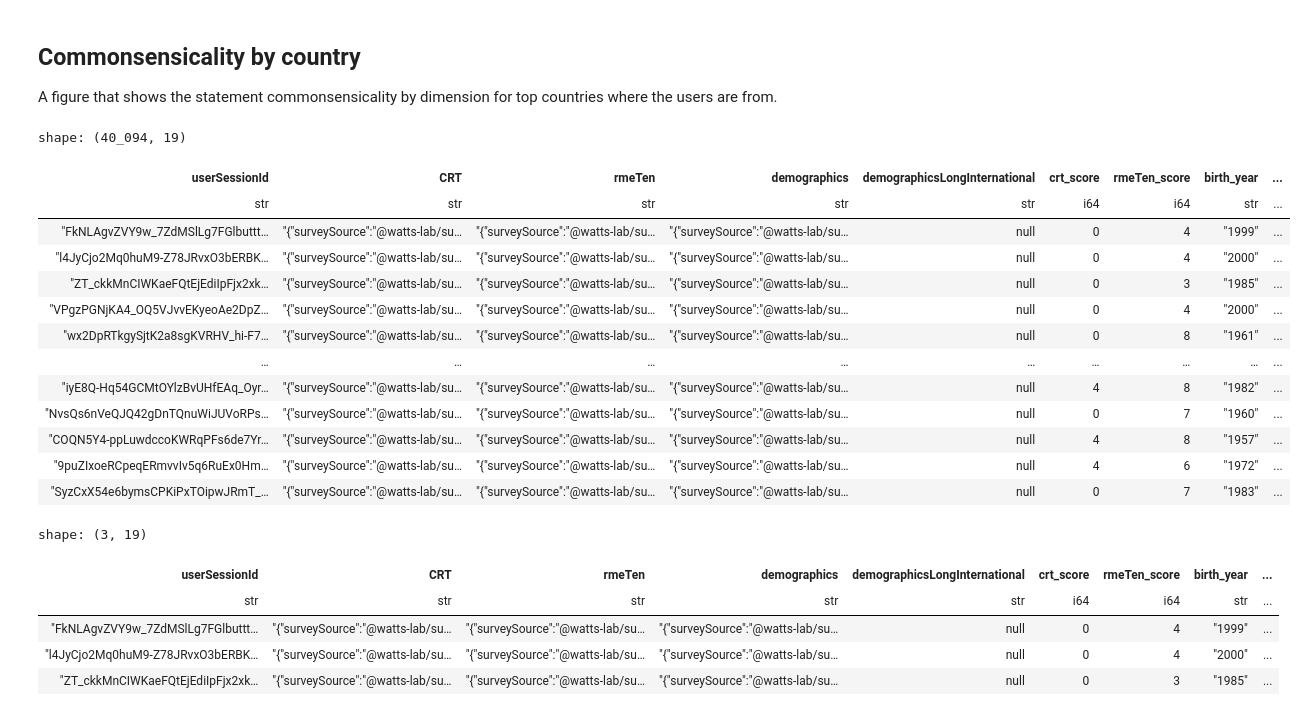
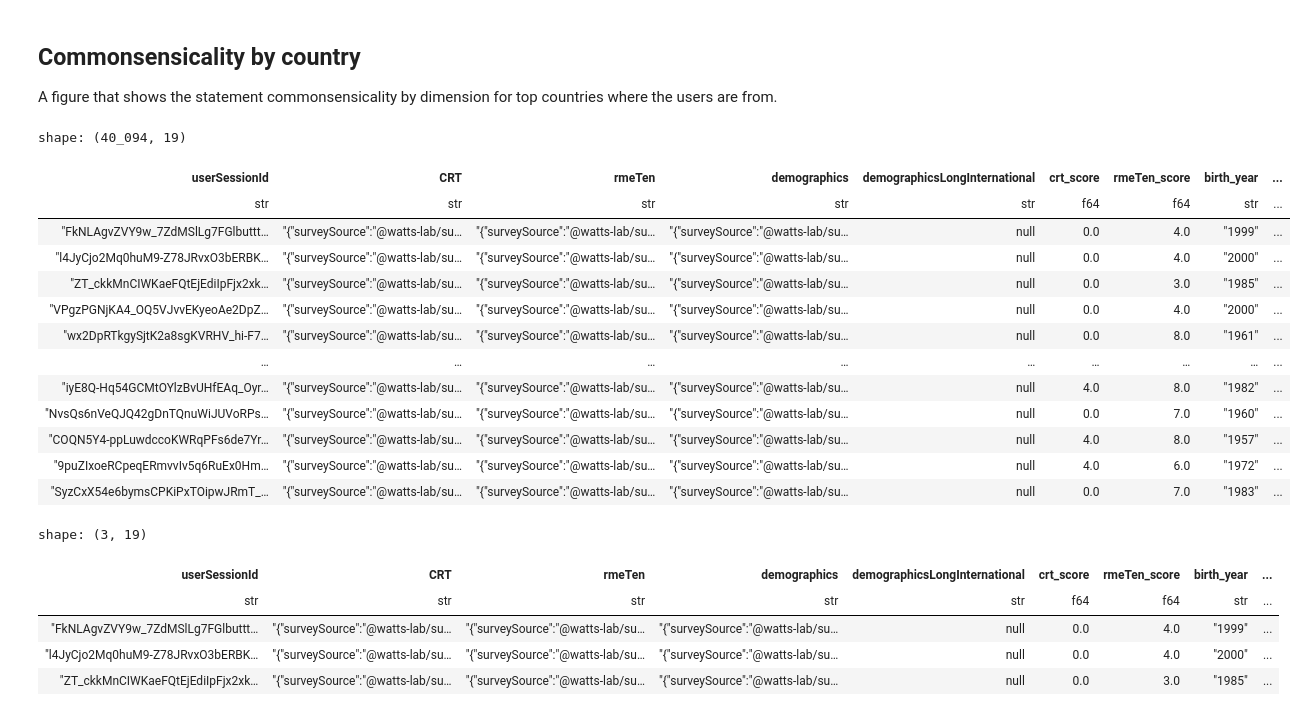
Before and after one commit to Watts-Lab/commonsense-data, a Jupyter notebook: .scripts/dashboard.ipynb, the cells around one changed output. Cells and saved outputs as stored; diff of their text form; code cells hidden in the pictures.

```diff
--- a/.scripts/dashboard.ipynb
+++ b/.scripts/dashboard.ipynb
@@ -594,12 +594,14 @@ df_with_crt = df_filtered.with_columns(
     [
         pl.col("CRT")
         .map_elements(
-            lambda x: ast.literal_eval(x)["result"]["score"] if x is not None else None
+            lambda x: ast.literal_eval(x)["result"]["score"] if x is not None else None,
+            return_dtype=pl.Float64,
         )
         .alias("crt_score"),
         pl.col("rmeTen")
         .map_elements(
-            lambda x: ast.literal_eval(x)["result"]["score"] if x is not None else None
+            lambda x: ast.literal_eval(x)["result"]["score"] if x is not None else None,
+            return_dtype=pl.Float64,
         )
         .alias("rmeTen_score"),
         pl.col("demographics")
@@ -608,7 +610,8 @@ df_with_crt = df_filtered.with_columns(
                 ast.literal_eval(x)["responses"].get("birth_year")
                 if x is not None
                 else None
-            )
+            ),
+            return_dtype=pl.String,
         )
         .alias("birth_year"),
         pl.col("demographics")
@@ -617,7 +620,8 @@ df_with_crt = df_filtered.with_columns(
                 ast.literal_eval(x)["responses"].get("gender")
                 if x is not None
                 else None
-            )
+            ),
+            return_dtype=pl.String,
         )
         .alias("gender"),
         pl.col("demographics")
@@ -626,7 +630,8 @@ df_with_crt = df_filtered.with_columns(
                 ast.literal_eval(x)["responses"].get("marital_status")
                 if x is not None
                 else None
-            )
+            ),
+            return_dtype=pl.String,
         )
         .alias("marital_status"),
         pl.col("demographics")
@@ -635,7 +640,8 @@ df_with_crt = df_filtered.with_columns(
                 ast.literal_eval(x)["responses"].get("language_primary")
                 if x is not None
                 else None
-            )
+            ),
+            return_dtype=pl.String,
         )
         .alias("language_primary"),
         pl.col("demographics")
@@ -644,7 +650,8 @@ df_with_crt = df_filtered.with_columns(
                 ast.literal_eval(x)["responses"].get("english_written")
                 if x is not None
                 else None
-            )
+            ),
+            return_dtype=pl.Int64,
         )
         .alias("english_written"),
         pl.col("demographics")
@@ -653,7 +660,8 @@ df_with_crt = df_filtered.with_columns(
                 ast.literal_eval(x)["responses"].get("english_spoken")
                 if x is not None
                 else None
-            )
+            ),
+            return_dtype=pl.Int64,
         )
         .alias("english_spoken"),
         pl.col("demographics")
@@ -662,7 +670,8 @@ df_with_crt = df_filtered.with_columns(
                 ast.literal_eval(x)["responses"].get("employment_status")
                 if x is not None
                 else None
-            )
+            ),
+            return_dtype=pl.String,
         )
         .alias("employment_status"),
         pl.col("demographics")
@@ -671,7 +680,8 @@ df_with_crt = df_filtered.with_columns(
                 ast.literal_eval(x)["responses"].get("country_reside")
                 if x is not None
                 else None
-            )
+            ),
+            return_dtype=pl.String,
         )
         .alias("country_reside"),
         pl.col("demographics")
@@ -680,55 +690,59 @@ df_with_crt = df_filtered.with_columns(
                 ast.literal_eval(x)["responses"].get("education_US")
                 if x is not None
                 else None
-            )
+            ),
+            return_dtype=pl.String,
         )
         .alias("education_US"),
         pl.col("demographics")
         .map_elements(
             lambda x: (
                 ast.literal_eval(x)["responses"].get("latin_US")
                 if x is not None
                 else None
-            )
+            ),
+            return_dtype=pl.String,
         )
         .alias("latin_US"),
         pl.col("demographics")
         .map_elements(
             lambda x: (
                 ast.literal_eval(x)["responses"].get("race_US")
                 if x is not None
                 else None
-            )
+            ),
+            return_dtype=pl.List(pl.String),
         )
         .alias("race_US"),
         pl.col("demographics")
         .map_elements(
             lambda x: (
                 ast.literal_eval(x)["responses"].get("income_US")
                 if x is not None
                 else None
-            )
+            ),
+            return_dtype=pl.String,
         )
         .alias("income_US"),
     ]
 )
 
 df_with_crt
 # %% [output]
 shape: (40_094, 19)
 | userSessionId | CRT | rmeTen | demographics | demographicsLongInternational | crt_score | rmeTen_score | birth_year | ... |
-| str | str | str | str | str | i64 | i64 | str | ... |
-| "FkNLAgvZVY9w_7ZdMSlLg7FGlbuttt… | "{"surveySource":"@watts-lab/su… | "{"surveySource":"@watts-lab/su… | "{"surveySource":"@watts-lab/su… | null | 0 | 4 | "1999" | ... |
-| "l4JyCjo2Mq0huM9-Z78JRvxO3bERBK… | "{"surveySource":"@watts-lab/su… | "{"surveySource":"@watts-lab/su… | "{"surveySource":"@watts-lab/su… | null | 0 | 4 | "2000" | ... |
-| "ZT_ckkMnCIWKaeFQtEjEdiIpFjx2xk… | "{"surveySource":"@watts-lab/su… | "{"surveySource":"@watts-lab/su… | "{"surveySource":"@watts-lab/su… | null | 0 | 3 | "1985" | ... |
-| "VPgzPGNjKA4_OQ5VJvvEKyeoAe2DpZ… | "{"surveySource":"@watts-lab/su… | "{"surveySource":"@watts-lab/su… | "{"surveySource":"@watts-lab/su… | null | 0 | 4 | "2000" | ... |
-| "wx2DpRTkgySjtK2a8sgKVRHV_hi-F7… | "{"surveySource":"@watts-lab/su… | "{"surveySource":"@watts-lab/su… | "{"surveySource":"@watts-lab/su… | null | 0 | 8 | "1961" | ... |
+| str | str | str | str | str | f64 | f64 | str | ... |
+| "FkNLAgvZVY9w_7ZdMSlLg7FGlbuttt… | "{"surveySource":"@watts-lab/su… | "{"surveySource":"@watts-lab/su… | "{"surveySource":"@watts-lab/su… | null | 0.0 | 4.0 | "1999" | ... |
+| "l4JyCjo2Mq0huM9-Z78JRvxO3bERBK… | "{"surveySource":"@watts-lab/su… | "{"surveySource":"@watts-lab/su… | "{"surveySource":"@watts-lab/su… | null | 0.0 | 4.0 | "2000" | ... |
+| "ZT_ckkMnCIWKaeFQtEjEdiIpFjx2xk… | "{"surveySource":"@watts-lab/su… | "{"surveySource":"@watts-lab/su… | "{"surveySource":"@watts-lab/su… | null | 0.0 | 3.0 | "1985" | ... |
+| "VPgzPGNjKA4_OQ5VJvvEKyeoAe2DpZ… | "{"surveySource":"@watts-lab/su… | "{"surveySource":"@watts-lab/su… | "{"surveySource":"@watts-lab/su… | null | 0.0 | 4.0 | "2000" | ... |
+| "wx2DpRTkgySjtK2a8sgKVRHV_hi-F7… | "{"surveySource":"@watts-lab/su… | "{"surveySource":"@watts-lab/su… | "{"surveySource":"@watts-lab/su… | null | 0.0 | 8.0 | "1961" | ... |
 | … | … | … | … | … | … | … | … | ... |
-| "iyE8Q-Hq54GCMtOYlzBvUHfEAq_Oyr… | "{"surveySource":"@watts-lab/su… | "{"surveySource":"@watts-lab/su… | "{"surveySource":"@watts-lab/su… | null | 4 | 8 | "1982" | ... |
-| "NvsQs6nVeQJQ42gDnTQnuWiJUVoRPs… | "{"surveySource":"@watts-lab/su… | "{"surveySource":"@watts-lab/su… | "{"surveySource":"@watts-lab/su… | null | 0 | 7 | "1960" | ... |
-| "COQN5Y4-ppLuwdccoKWRqPFs6de7Yr… | "{"surveySource":"@watts-lab/su… | "{"surveySource":"@watts-lab/su… | "{"surveySource":"@watts-lab/su… | null | 4 | 8 | "1957" | ... |
-| "9puZIxoeRCpeqERmvvIv5q6RuEx0Hm… | "{"surveySource":"@watts-lab/su… | "{"surveySource":"@watts-lab/su… | "{"surveySource":"@watts-lab/su… | null | 4 | 6 | "1972" | ... |
-| "SyzCxX54e6bymsCPKiPxTOipwJRmT_… | "{"surveySource":"@watts-lab/su… | "{"surveySource":"@watts-lab/su… | "{"surveySource":"@watts-lab/su… | null | 0 | 7 | "1983" | ... |
+| "iyE8Q-Hq54GCMtOYlzBvUHfEAq_Oyr… | "{"surveySource":"@watts-lab/su… | "{"surveySource":"@watts-lab/su… | "{"surveySource":"@watts-lab/su… | null | 4.0 | 8.0 | "1982" | ... |
+| "NvsQs6nVeQJQ42gDnTQnuWiJUVoRPs… | "{"surveySource":"@watts-lab/su… | "{"surveySource":"@watts-lab/su… | "{"surveySource":"@watts-lab/su… | null | 0.0 | 7.0 | "1960" | ... |
+| "COQN5Y4-ppLuwdccoKWRqPFs6de7Yr… | "{"surveySource":"@watts-lab/su… | "{"surveySource":"@watts-lab/su… | "{"surveySource":"@watts-lab/su… | null | 4.0 | 8.0 | "1957" | ... |
+| "9puZIxoeRCpeqERmvvIv5q6RuEx0Hm… | "{"surveySource":"@watts-lab/su… | "{"surveySource":"@watts-lab/su… | "{"surveySource":"@watts-lab/su… | null | 4.0 | 6.0 | "1972" | ... |
+| "SyzCxX54e6bymsCPKiPxTOipwJRmT_… | "{"surveySource":"@watts-lab/su… | "{"surveySource":"@watts-lab/su… | "{"surveySource":"@watts-lab/su… | null | 0.0 | 7.0 | "1983" | ... |
 # %%
 # replace item1 with Not mentioned
 df_with_crt = df_with_crt.with_columns(
@@ -739,9 +753,9 @@ df_with_crt.head(3)
 # %% [output]
 shape: (3, 19)
 | userSessionId | CRT | rmeTen | demographics | demographicsLongInternational | crt_score | rmeTen_score | birth_year | ... |
-| str | str | str | str | str | i64 | i64 | str | ... |
-| "FkNLAgvZVY9w_7ZdMSlLg7FGlbuttt… | "{"surveySource":"@watts-lab/su… | "{"surveySource":"@watts-lab/su… | "{"surveySource":"@watts-lab/su… | null | 0 | 4 | "1999" | ... |
-| "l4JyCjo2Mq0huM9-Z78JRvxO3bERBK… | "{"surveySource":"@watts-lab/su… | "{"surveySource":"@watts-lab/su… | "{"surveySource":"@watts-lab/su… | null | 0 | 4 | "2000" | ... |
-| "ZT_ckkMnCIWKaeFQtEjEdiIpFjx2xk… | "{"surveySource":"@watts-lab/su… | "{"surveySource":"@watts-lab/su… | "{"surveySource":"@watts-lab/su… | null | 0 | 3 | "1985" | ... |
+| str | str | str | str | str | f64 | f64 | str | ... |
+| "FkNLAgvZVY9w_7ZdMSlLg7FGlbuttt… | "{"surveySource":"@watts-lab/su… | "{"surveySource":"@watts-lab/su… | "{"surveySource":"@watts-lab/su… | null | 0.0 | 4.0 | "1999" | ... |
+| "l4JyCjo2Mq0huM9-Z78JRvxO3bERBK… | "{"surveySource":"@watts-lab/su… | "{"surveySource":"@watts-lab/su… | "{"surveySource":"@watts-lab/su… | null | 0.0 | 4.0 | "2000" | ... |
+| "ZT_ckkMnCIWKaeFQtEjEdiIpFjx2xk… | "{"surveySource":"@watts-lab/su… | "{"surveySource":"@watts-lab/su… | "{"surveySource":"@watts-lab/su… | null | 0.0 | 3.0 | "1985" | ... |
 # %%
 df_commonsense_country_info = df_with_crt.join(df_session, left_on="userSessionId", right_on="sessionId", how="inner")
```
Also changed, not shown: parts of 11 cells of this notebook.
